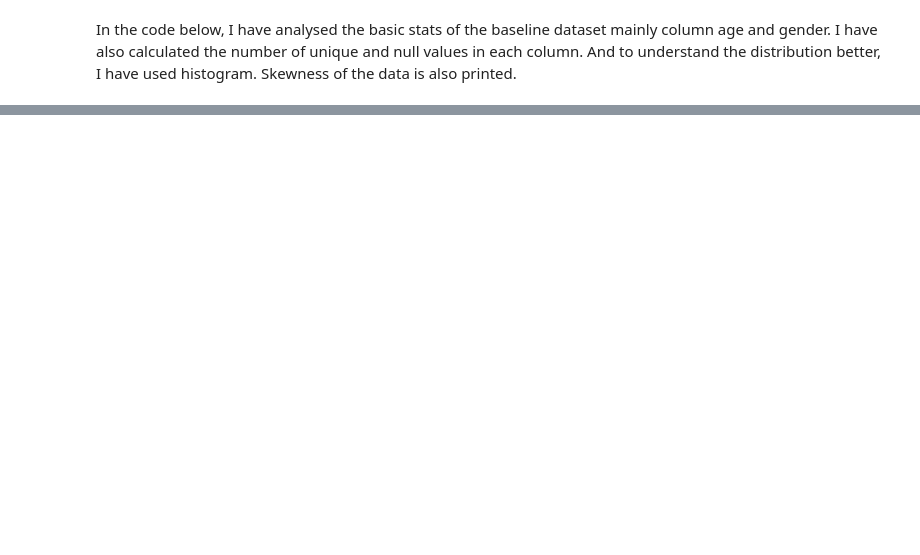
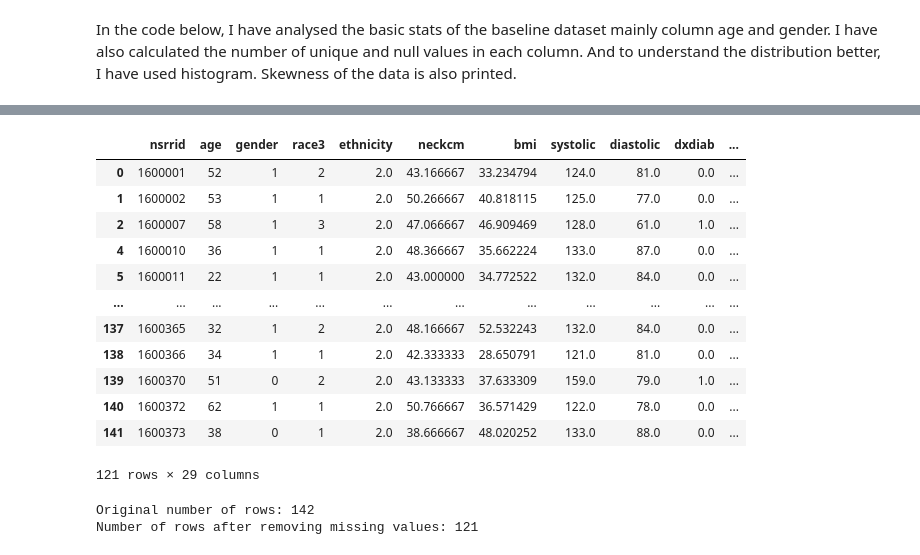
Before and after one commit to irwinjacky/data_wrangling_biobytes, a Jupyter notebook: data_profiling.ipynb, the cells around one changed output, grey strips where cells are left out. Cells and saved outputs as stored; diff of their text form; code cells hidden in the pictures; blank space fills up the shorter version.

Commit message:
data cleaning and validation

```diff
--- a/data_profiling.ipynb
+++ b/data_profiling.ipynb
@@ -4,3 +11,7 @@
 Data profiling is the process of analyzing and understanding the characteristics and structure of a dataset. It involves examining the data to identify patterns, anomalies, and inconsistencies, as well as determining the quality and completeness of the data.
 
 Data profiling typically involves looking at the basic statistics of the dataset, such as the number of observations, the number of missing values, the distribution of values, and the presence of outliers.
+# %%
+df_org = pd.read_csv("homepap_merged dataset.csv")
+print(df.columns)
+df = df_org
@@ -147,0 +81,48 @@ TODO
+# %%
+df = df.drop_duplicates(subset='nsrrid', keep='first')
+df = df[(df['age'] >= 0) & (df['age'] <= 120)]
+gender_mapping = {'Male': 0, 'Female': 1}
+df['gender'] = df['gender'].replace(gender_mapping)
+df = df[(df['neckcm'] > 0) ]
+df = df[(df['bmi.3'] > 0) | (df['bmi'] > 0)]
+
+df = df[(df['systolic'] > 0) & (df['diastolic'] > 0)]
+df = df[(df['systolic.1'] > 0) & (df['diastolic.1'] > 0)]
+df = df[(df['systolic.3'] > 0) & (df['diastolic.3'] > 0)]
+
+
+binary_columns = ['dxdiab', 'dxhtn', 'dxdep', 'dxemph']
+for col in binary_columns:
+    df = df[df[col].isin([0, 1])]
+df = df[df['ahi'] >= 0]
+df = df[df['acceptance'].isin([0, 1])]
+df = df[ (df['cal_total'] >= 0) | (df['cal_total.1'] >= 0) | (df['cal_total.3'] >= 0)]
+
+df = df[ (df['fosq_global'] >= 0) | (df['fosq_global.1'] >= 0) | (df['fosq_global.3'] >= 0)]
+
+
+df = df[(df['avgpapuse.1'] >= 0) | (df['avgpapuse.3'] >= 0)]
+
+df
+# %% [output]
+|  | nsrrid | age | gender | race3 | ethnicity | neckcm | bmi | systolic | diastolic | dxdiab | ... |
+| 0 | 1600001 | 52 | 1 | 2 | 2.0 | 43.166667 | 33.234794 | 124.0 | 81.0 | 0.0 | ... |
+| 1 | 1600002 | 53 | 1 | 1 | 2.0 | 50.266667 | 40.818115 | 125.0 | 77.0 | 0.0 | ... |
+| 2 | 1600007 | 58 | 1 | 3 | 2.0 | 47.066667 | 46.909469 | 128.0 | 61.0 | 1.0 | ... |
+| 4 | 1600010 | 36 | 1 | 1 | 2.0 | 48.366667 | 35.662224 | 133.0 | 87.0 | 0.0 | ... |
+| 5 | 1600011 | 22 | 1 | 1 | 2.0 | 43.000000 | 34.772522 | 132.0 | 84.0 | 0.0 | ... |
+| ... | ... | ... | ... | ... | ... | ... | ... | ... | ... | ... | ... |
+| 137 | 1600365 | 32 | 1 | 2 | 2.0 | 48.166667 | 52.532243 | 132.0 | 84.0 | 0.0 | ... |
+| 138 | 1600366 | 34 | 1 | 1 | 2.0 | 42.333333 | 28.650791 | 121.0 | 81.0 | 0.0 | ... |
+| 139 | 1600370 | 51 | 0 | 2 | 2.0 | 43.133333 | 37.633309 | 159.0 | 79.0 | 1.0 | ... |
+| 140 | 1600372 | 62 | 1 | 1 | 2.0 | 50.766667 | 36.571429 | 122.0 | 78.0 | 0.0 | ... |
+| 141 | 1600373 | 38 | 0 | 1 | 2.0 | 38.666667 | 48.020252 | 133.0 | 88.0 | 0.0 | ... |
+121 rows × 29 columns
+# %%
+df_clean = df.dropna(subset=['fosq_global'])
+
+print(f"Original number of rows: {len(df_org)}")
+print(f"Number of rows after removing missing values: {len(df_clean)}")
+# %% [output]
+Original number of rows: 142
+Number of rows after removing missing values: 121
```
Also changed, not shown: parts of 10 cells of this notebook, 1 other file.
